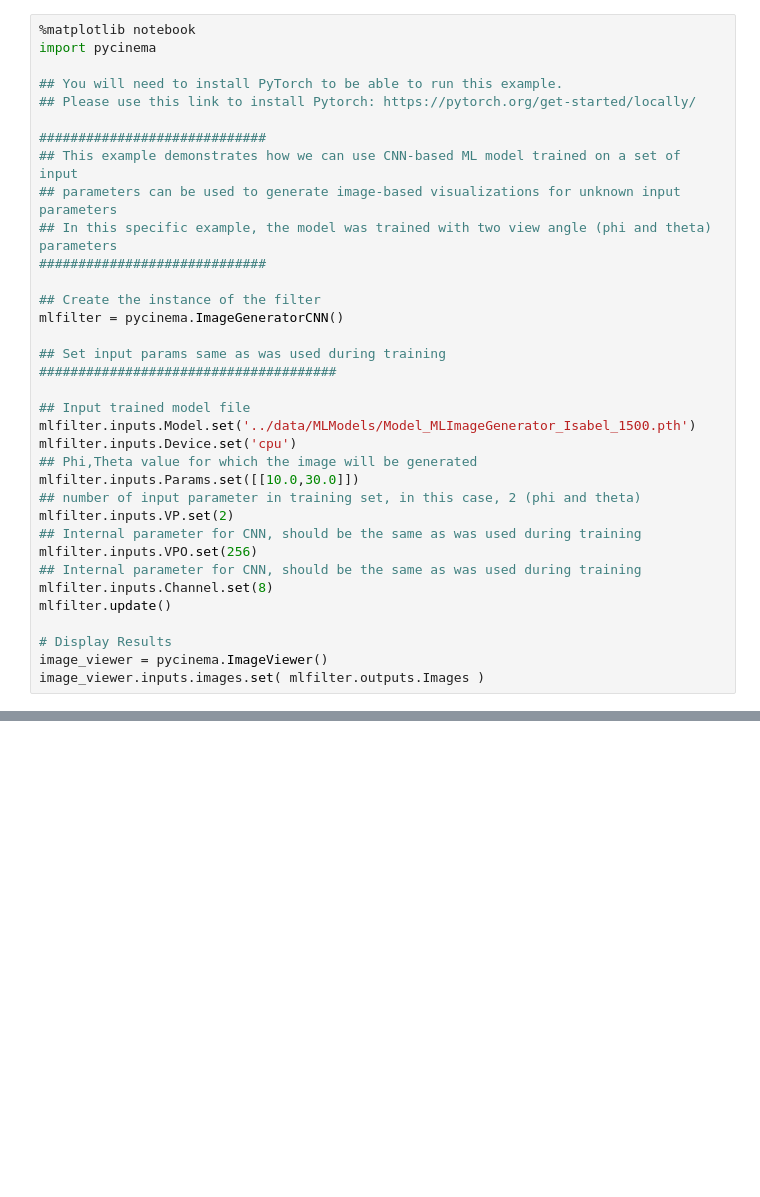
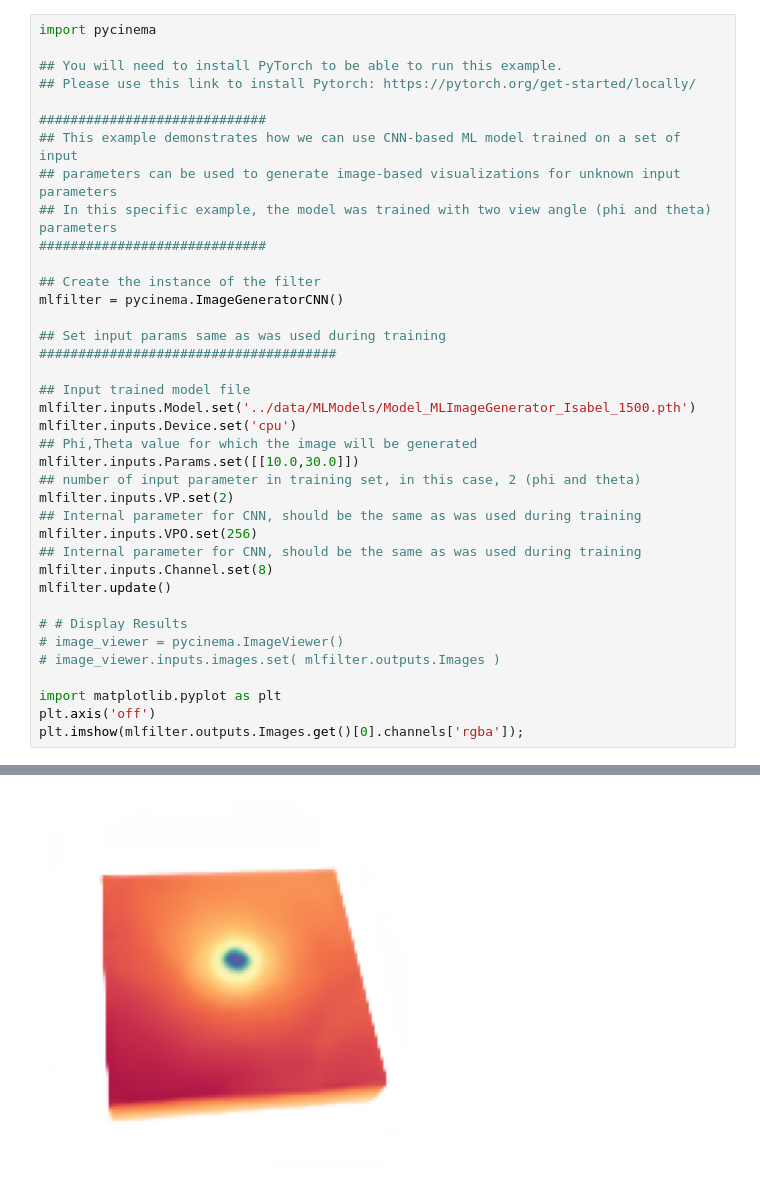
Before and after one commit to cinemascience/pycinema, a Jupyter notebook: examples/demoMLImageGenerator.ipynb, the cells around one changed output, grey strips where cells are left out. Cells and saved outputs as stored; diff of their text form; blank space fills up the shorter version.

```diff
--- a/examples/demoMLImageGenerator.ipynb
+++ b/examples/demoMLImageGenerator.ipynb
@@ -1,5 +1,4 @@
 # %%
-%matplotlib notebook
 import pycinema
 
 ## You will need to install PyTorch to be able to run this example.
@@ -30,7 +29,11 @@ mlfilter.inputs.VPO.set(256)
 mlfilter.inputs.Channel.set(8)
 mlfilter.update()
 
-# Display Results
-image_viewer = pycinema.ImageViewer()
-image_viewer.inputs.images.set( mlfilter.outputs.Images )
+# # Display Results
+# image_viewer = pycinema.ImageViewer()
+# image_viewer.inputs.images.set( mlfilter.outputs.Images )
+
+import matplotlib.pyplot as plt
+plt.axis('off')
+plt.imshow(mlfilter.outputs.Images.get()[0].channels['rgba']);
 # %% [output]
@@ -38,0 +40 @@ image_viewer.inputs.images.set( mlfilter.outputs.Images )
+[figure, added]
```
Also changed, not shown: parts of 1 cell of this notebook, 2 other files.
